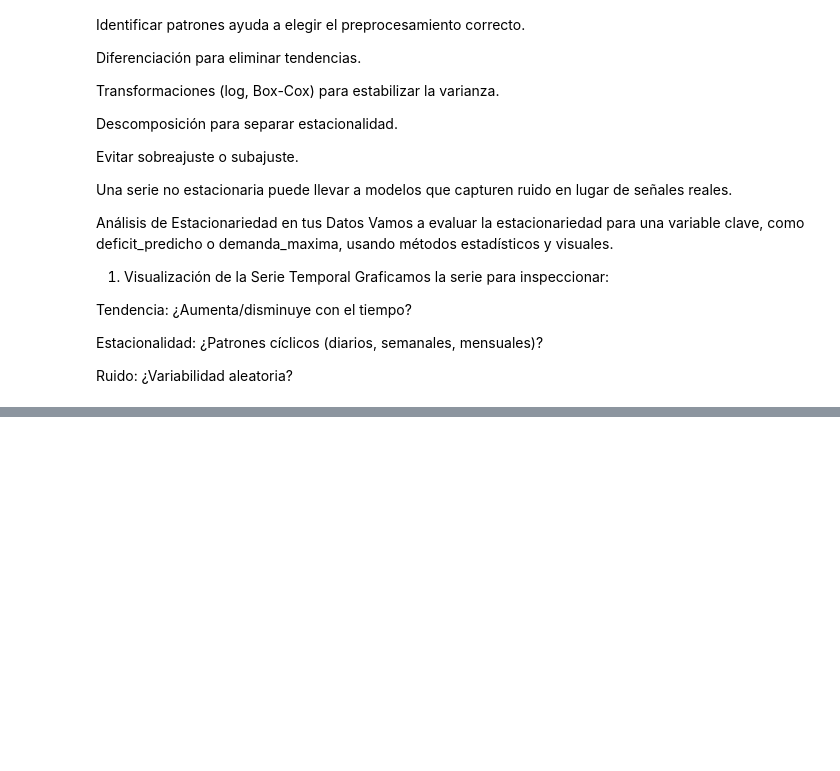
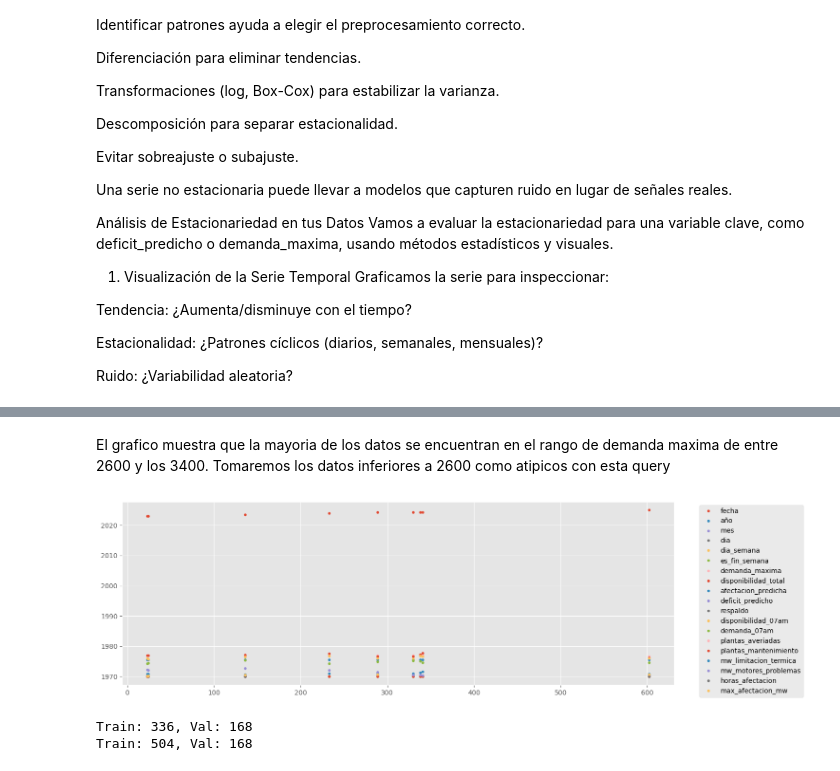
Before and after one commit to AmaliaGlezO/MW_Predictor, a Jupyter notebook: notebooks/02_exploring_time_series_prediction.ipynb, the cells around one changed output, grey strips where cells are left out. Saved outputs shown, nothing was run; the diff lists cells and outputs as text; code cells hidden in the pictures; blank space fills up the shorter version.

```diff
--- a/notebooks/02_exploring_time_series_prediction.ipynb
+++ b/notebooks/02_exploring_time_series_prediction.ipynb
@@ -46,0 +157,22 @@ plt.show()
+# %% [markdown]
+El grafico muestra que la mayoria de los datos se encuentran en el rango de demanda maxima de entre 2600 y los 3400. Tomaremos los datos inferiores a 2600 como atipicos con esta query
+# %%
+df.query('demanda_maxima < 2600').plot(figsize = (15,5), style = '.')
+plt.legend(bbox_to_anchor=(1.04,1));
+# %% [output]
+[figure, added]
+# %%
+from sklearn.model_selection import TimeSeriesSplit
+import pandas as pd
+
+# Asegurar que el DataFrame esté ordenado por fecha
+df = df.sort_index()
+
+# Configurar TimeSeriesSplit
+tss = TimeSeriesSplit(n_splits=2,test_size=168,gap=24)
+
+for train_index, val_index in tss.split(df):
+    print(f"Train: {len(train_index)}, Val: {len(val_index)}")
+# %% [output]
+Train: 336, Val: 168
+Train: 504, Val: 168
```
Also changed, not shown: parts of 17 cells of this notebook, 3 other files.
